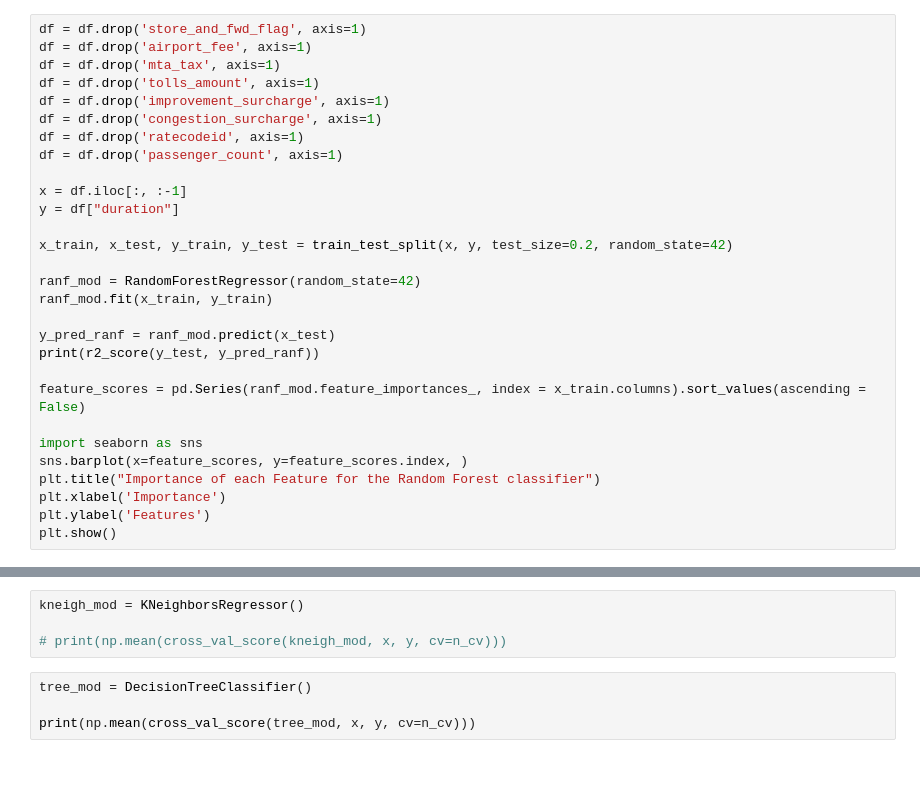
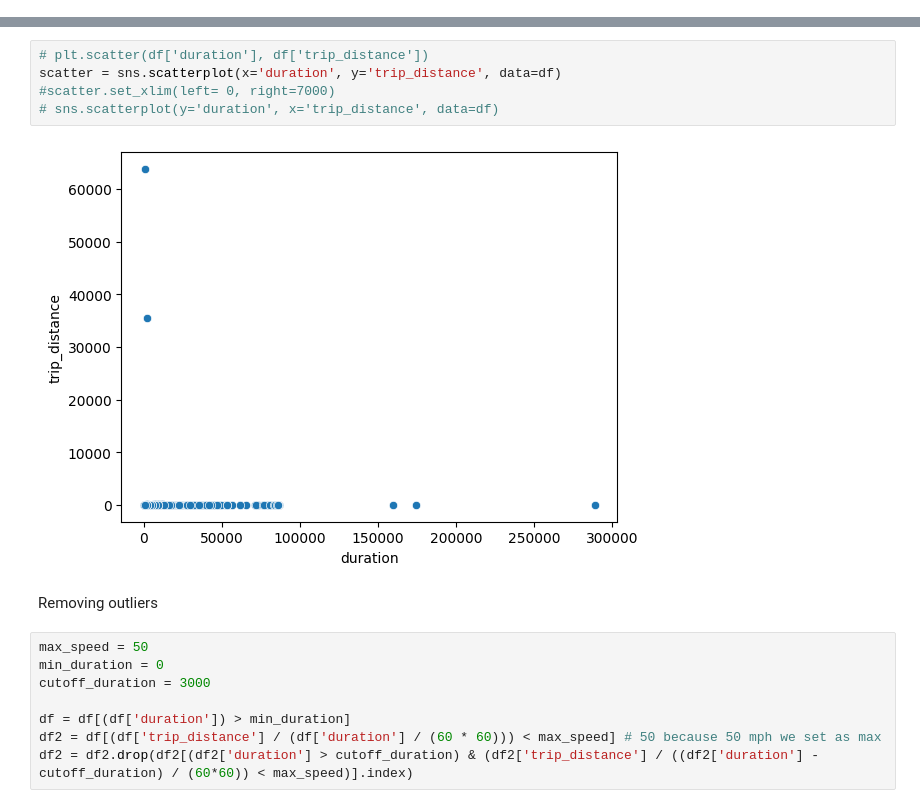
Before and after one commit to tuvabjornberg/machine-learning-project, a Jupyter notebook: main.ipynb, the cells around one changed output, grey strips where cells are left out. Saved outputs shown, nothing was run; the diff lists cells and outputs as text; blank space fills up the shorter version.

```diff
--- a/main.ipynb
+++ b/main.ipynb
@@ -126,29 +114,0 @@ plt.show()
-# %%
-df = df.drop('store_and_fwd_flag', axis=1)
-df = df.drop('airport_fee', axis=1)
-df = df.drop('mta_tax', axis=1)
-df = df.drop('tolls_amount', axis=1)
-df = df.drop('improvement_surcharge', axis=1)
-df = df.drop('congestion_surcharge', axis=1)
-df = df.drop('ratecodeid', axis=1)
-df = df.drop('passenger_count', axis=1)
-
-x = df.iloc[:, :-1]
-y = df["duration"]
-
-x_train, x_test, y_train, y_test = train_test_split(x, y, test_size=0.2, random_state=42)
-
-ranf_mod = RandomForestRegressor(random_state=42)
-ranf_mod.fit(x_train, y_train)
-
-y_pred_ranf = ranf_mod.predict(x_test)
-print(r2_score(y_test, y_pred_ranf))
-
-feature_scores = pd.Series(ranf_mod.feature_importances_, index = x_train.columns).sort_values(ascending = False)
-
-import seaborn as sns
-sns.barplot(x=feature_scores, y=feature_scores.index, )
-plt.title("Importance of each Feature for the Random Forest classifier")
-plt.xlabel('Importance')
-plt.ylabel('Features')
-plt.show()
@@ -186,8 +115,17 @@ print(linsvr_mod.score())
-# %%
-kneigh_mod = KNeighborsRegressor()
-
-# print(np.mean(cross_val_score(kneigh_mod, x, y, cv=n_cv)))
-# %%
-tree_mod = DecisionTreeClassifier()
-
-print(np.mean(cross_val_score(tree_mod, x, y, cv=n_cv)))
+# %%
+# plt.scatter(df['duration'], df['trip_distance'])
+scatter = sns.scatterplot(x='duration', y='trip_distance', data=df)
+#scatter.set_xlim(left= 0, right=7000)
+# sns.scatterplot(y='duration', x='trip_distance', data=df)
+# %% [output]
+[figure, added]
+# %% [markdown]
+Removing outliers
+# %%
+max_speed = 50
+min_duration = 0
+cutoff_duration = 3000
+
+df = df[(df['duration']) > min_duration]
+df2 = df[(df['trip_distance'] / (df['duration'] / (60 * 60))) < max_speed] # 50 because 50 mph we set as max
+df2 = df2.drop(df2[(df2['duration'] > cutoff_duration) & (df2['trip_distance'] / ((df2['duration'] - cutoff_duration) / (60*60)) < max_speed)].index)
```
Also changed, not shown: parts of 27 cells of this notebook, 3 other files.
